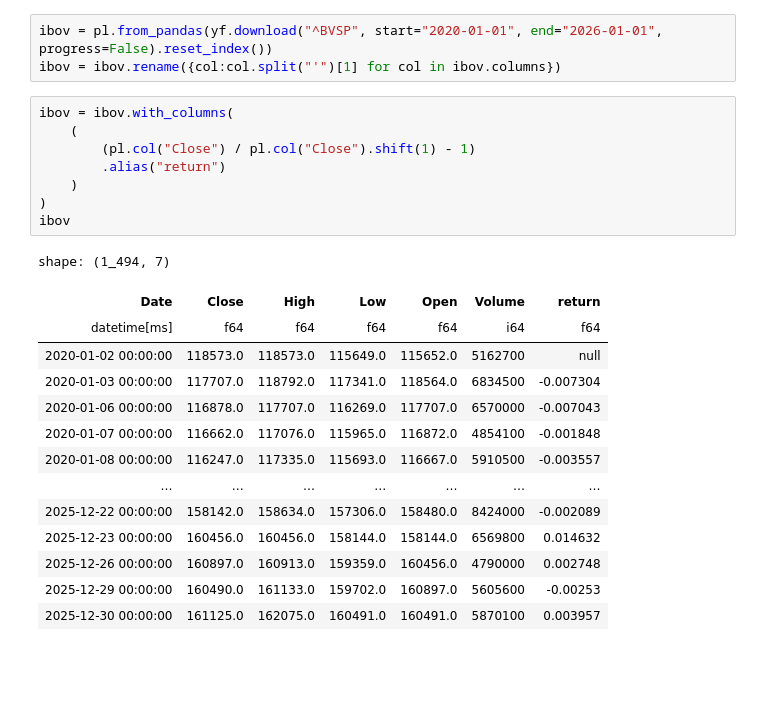
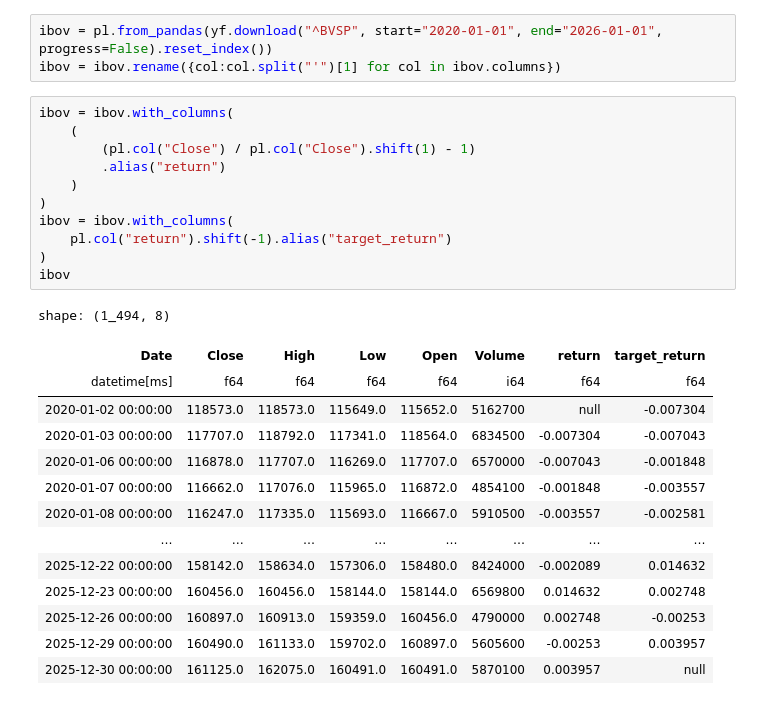
Before and after one commit to Nikolas010101/MBA-TCC, a Jupyter notebook: Market prices/get_market_returns.ipynb, the cells around one changed output. Saved outputs shown, nothing was run; the diff lists cells and outputs as text; blank space fills up the shorter version.

```diff
--- a/Market prices/get_market_returns.ipynb
+++ b/Market prices/get_market_returns.ipynb
@@ -7,23 +7,26 @@ ibov = ibov.rename({col:col.split("'")[1] for col in ibov.columns})
 # %%
 ibov = ibov.with_columns(
     (
         (pl.col("Close") / pl.col("Close").shift(1) - 1)
         .alias("return")
     )
 )
+ibov = ibov.with_columns(
+    pl.col("return").shift(-1).alias("target_return")
+)
 ibov
 # %% [output]
-shape: (1_494, 7)
+shape: (1_494, 8)
-| Date | Close | High | Low | Open | Volume | return |
-| datetime[ms] | f64 | f64 | f64 | f64 | i64 | f64 |
-| 2020-01-02 00:00:00 | 118573.0 | 118573.0 | 115649.0 | 115652.0 | 5162700 | null |
-| 2020-01-03 00:00:00 | 117707.0 | 118792.0 | 117341.0 | 118564.0 | 6834500 | -0.007304 |
-| 2020-01-06 00:00:00 | 116878.0 | 117707.0 | 116269.0 | 117707.0 | 6570000 | -0.007043 |
-| 2020-01-07 00:00:00 | 116662.0 | 117076.0 | 115965.0 | 116872.0 | 4854100 | -0.001848 |
-| 2020-01-08 00:00:00 | 116247.0 | 117335.0 | 115693.0 | 116667.0 | 5910500 | -0.003557 |
-| … | … | … | … | … | … | … |
-| 2025-12-22 00:00:00 | 158142.0 | 158634.0 | 157306.0 | 158480.0 | 8424000 | -0.002089 |
-| 2025-12-23 00:00:00 | 160456.0 | 160456.0 | 158144.0 | 158144.0 | 6569800 | 0.014632 |
-| 2025-12-26 00:00:00 | 160897.0 | 160913.0 | 159359.0 | 160456.0 | 4790000 | 0.002748 |
-| 2025-12-29 00:00:00 | 160490.0 | 161133.0 | 159702.0 | 160897.0 | 5605600 | -0.00253 |
-| 2025-12-30 00:00:00 | 161125.0 | 162075.0 | 160491.0 | 160491.0 | 5870100 | 0.003957 |
+| Date | Close | High | Low | Open | Volume | return | target_return |
+| datetime[ms] | f64 | f64 | f64 | f64 | i64 | f64 | f64 |
+| 2020-01-02 00:00:00 | 118573.0 | 118573.0 | 115649.0 | 115652.0 | 5162700 | null | -0.007304 |
+| 2020-01-03 00:00:00 | 117707.0 | 118792.0 | 117341.0 | 118564.0 | 6834500 | -0.007304 | -0.007043 |
+| 2020-01-06 00:00:00 | 116878.0 | 117707.0 | 116269.0 | 117707.0 | 6570000 | -0.007043 | -0.001848 |
+| 2020-01-07 00:00:00 | 116662.0 | 117076.0 | 115965.0 | 116872.0 | 4854100 | -0.001848 | -0.003557 |
+| 2020-01-08 00:00:00 | 116247.0 | 117335.0 | 115693.0 | 116667.0 | 5910500 | -0.003557 | -0.002581 |
+| … | … | … | … | … | … | … | … |
+| 2025-12-22 00:00:00 | 158142.0 | 158634.0 | 157306.0 | 158480.0 | 8424000 | -0.002089 | 0.014632 |
+| 2025-12-23 00:00:00 | 160456.0 | 160456.0 | 158144.0 | 158144.0 | 6569800 | 0.014632 | 0.002748 |
+| 2025-12-26 00:00:00 | 160897.0 | 160913.0 | 159359.0 | 160456.0 | 4790000 | 0.002748 | -0.00253 |
+| 2025-12-29 00:00:00 | 160490.0 | 161133.0 | 159702.0 | 160897.0 | 5605600 | -0.00253 | 0.003957 |
+| 2025-12-30 00:00:00 | 161125.0 | 162075.0 | 160491.0 | 160491.0 | 5870100 | 0.003957 | null |
```
Also changed, not shown: 3 other files.
